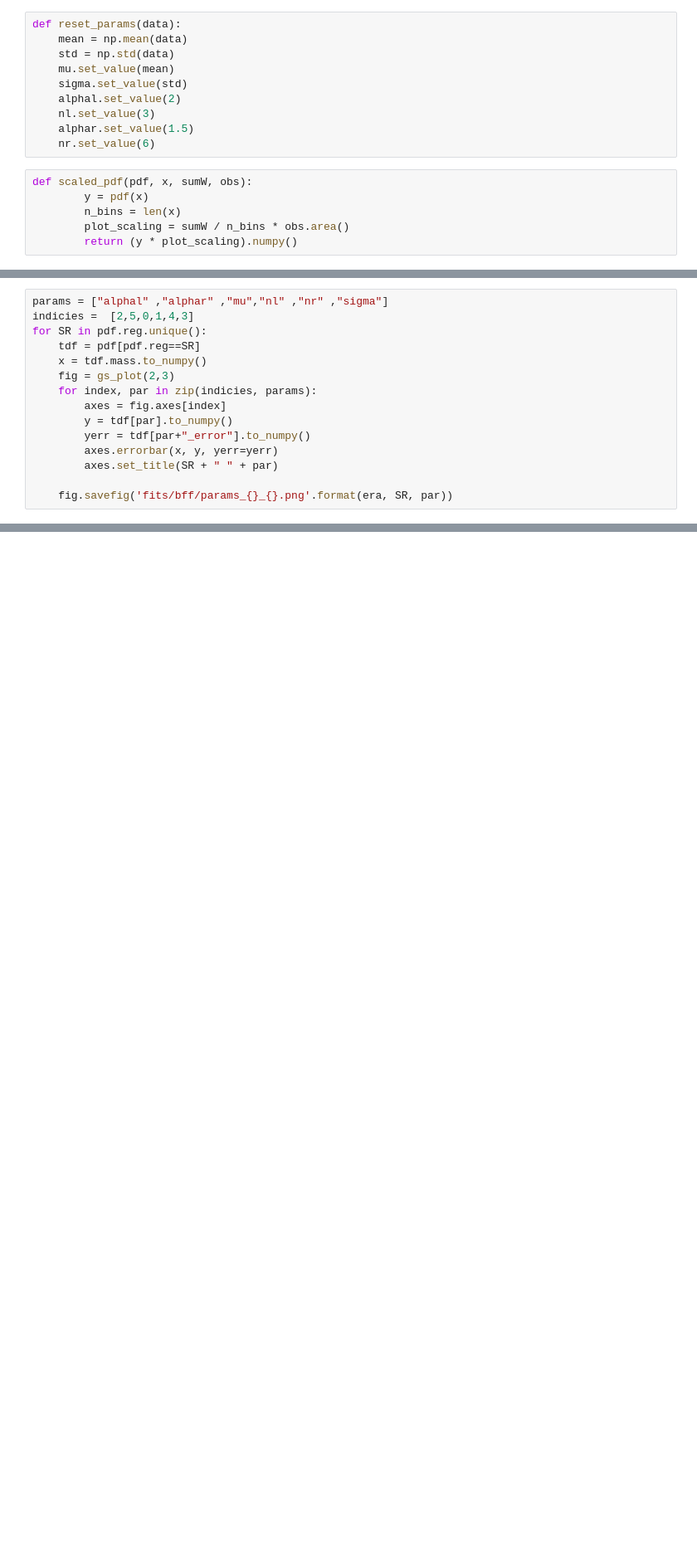
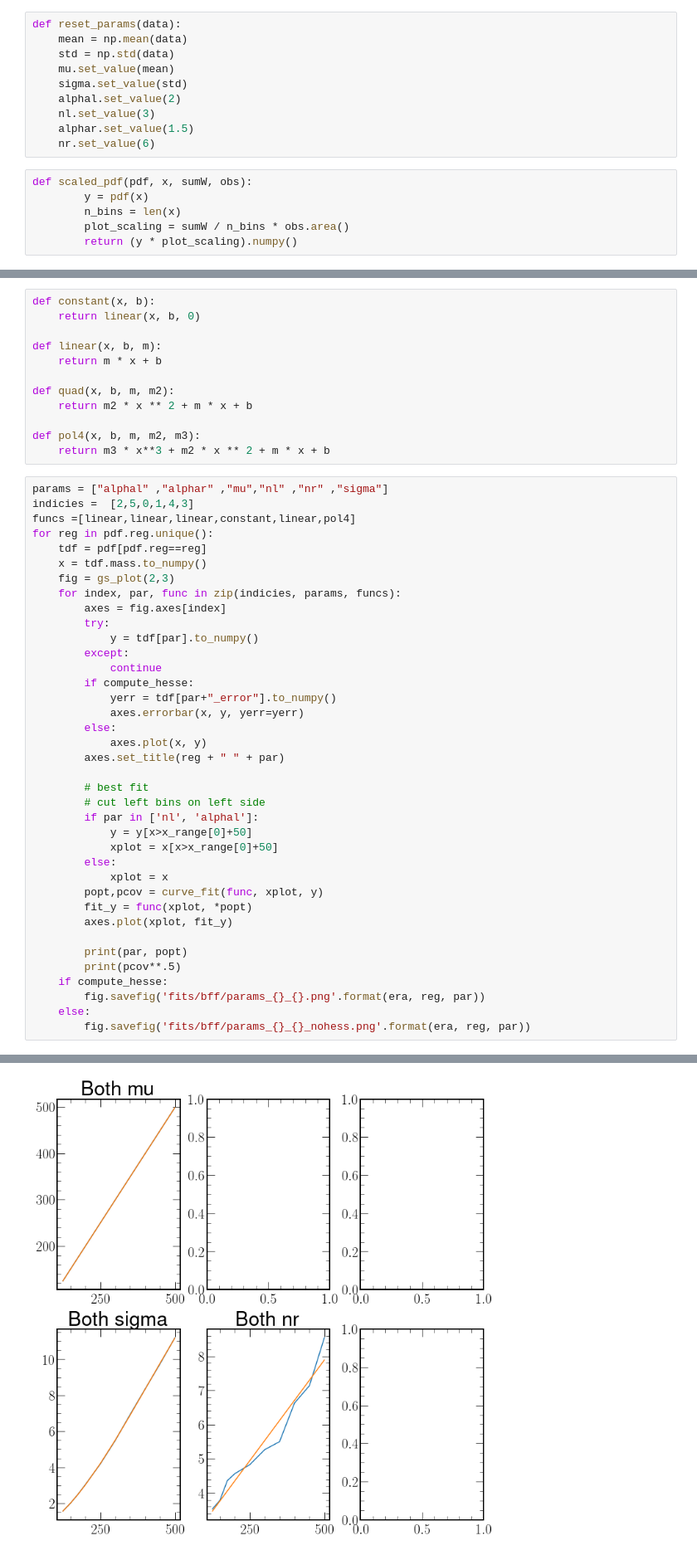
Before and after one commit to rymuelle/bff_plotting_code_v3, a Jupyter notebook: fitting-signal.ipynb, the cells around one changed output, grey strips where cells are left out. Shown at 83% size. Drawn from its saved outputs; the diff is of its cells as text; blank space fills up the shorter version.

```diff
--- a/fitting-signal.ipynb
+++ b/fitting-signal.ipynb
@@ -149,15 +229,51 @@ def gs_plot(xrange, yrange, **kwargs):
+# %%
+def constant(x, b):
+    return linear(x, b, 0)
+
+def linear(x, b, m):
+    return m * x + b
+
+def quad(x, b, m, m2):
+    return m2 * x ** 2 + m * x + b
+
+def pol4(x, b, m, m2, m3):
+    return m3 * x**3 + m2 * x ** 2 + m * x + b
 # %%
 params = ["alphal" ,"alphar" ,"mu","nl" ,"nr" ,"sigma"]
 indicies =  [2,5,0,1,4,3]
-for SR in pdf.reg.unique():
-    tdf = pdf[pdf.reg==SR]
+funcs =[linear,linear,linear,constant,linear,pol4]
+for reg in pdf.reg.unique():
+    tdf = pdf[pdf.reg==reg]
     x = tdf.mass.to_numpy()
     fig = gs_plot(2,3)
-    for index, par in zip(indicies, params):
+    for index, par, func in zip(indicies, params, funcs):
         axes = fig.axes[index]
-        y = tdf[par].to_numpy()
-        yerr = tdf[par+"_error"].to_numpy()
-        axes.errorbar(x, y, yerr=yerr)
-        axes.set_title(SR + " " + par)
+        try:
+            y = tdf[par].to_numpy()
+        except:
+            continue
+        if compute_hesse:
+            yerr = tdf[par+"_error"].to_numpy()
+            axes.errorbar(x, y, yerr=yerr)
+        else:
+            axes.plot(x, y)
+        axes.set_title(reg + " " + par)
 
-    fig.savefig('fits/bff/params_{}_{}.png'.format(era, SR, par))
+        # best fit
+        # cut left bins on left side
+        if par in ['nl', 'alphal']:
+            y = y[x>x_range[0]+50]
+            xplot = x[x>x_range[0]+50]
+        else:
+            xplot = x
+        popt,pcov = curve_fit(func, xplot, y)
+        fit_y = func(xplot, *popt)
+        axes.plot(xplot, fit_y)
+
+        print(par, popt)
+        print(pcov**.5)
+    if compute_hesse:
+        fig.savefig('fits/bff/params_{}_{}.png'.format(era, reg, par))
+    else:
+        fig.savefig('fits/bff/params_{}_{}_nohess.png'.format(era, reg, par))
+# %% [output]
@@ -163,0 +291 @@ for SR in pdf.reg.unique():
+[figure, added]
```
Also changed, not shown: parts of 13 cells of this notebook, 5 other files.
